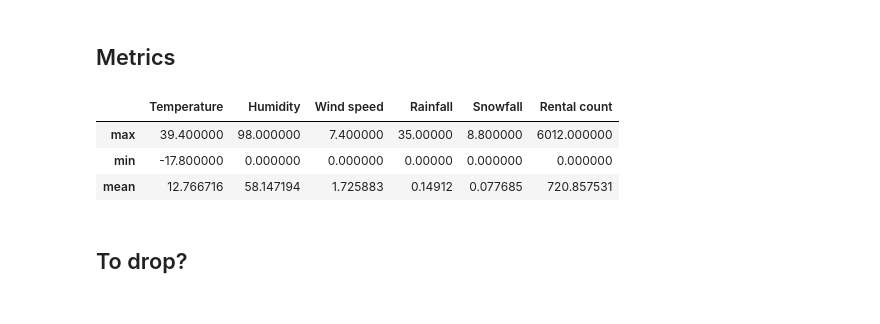
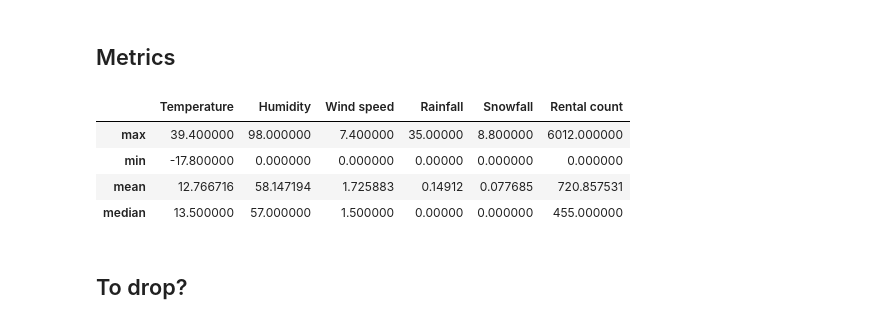
Before and after one commit to utikpuhlik/datastorage, a Jupyter notebook: 4IZ210.ipynb, the cells around one changed output. Cells and saved outputs as stored; diff of their text form; code cells hidden in the pictures.

```diff
--- a/4IZ210.ipynb
+++ b/4IZ210.ipynb
@@ -24,12 +24,13 @@ bikes
 ## Metrics
 # %%
 bikes[["Temperature", "Humidity", "Wind speed", "Rainfall", "Snowfall", "Rental count"]].aggregate(["max", "min",
-                                                                                                    "mean"])
+                                                                                                    "mean", "median"])
 # %% [output]
 |  | Temperature | Humidity | Wind speed | Rainfall | Snowfall | Rental count |
 | max | 39.400000 | 98.000000 | 7.400000 | 35.00000 | 8.800000 | 6012.000000 |
 | min | -17.800000 | 0.000000 | 0.000000 | 0.00000 | 0.000000 | 0.000000 |
 | mean | 12.766716 | 58.147194 | 1.725883 | 0.14912 | 0.077685 | 720.857531 |
+| median | 13.500000 | 57.000000 | 1.500000 | 0.00000 | 0.000000 | 455.000000 |
 # %% [markdown]
 ## To drop?
 # %%
```
Also changed, not shown: parts of 3 cells of this notebook.
